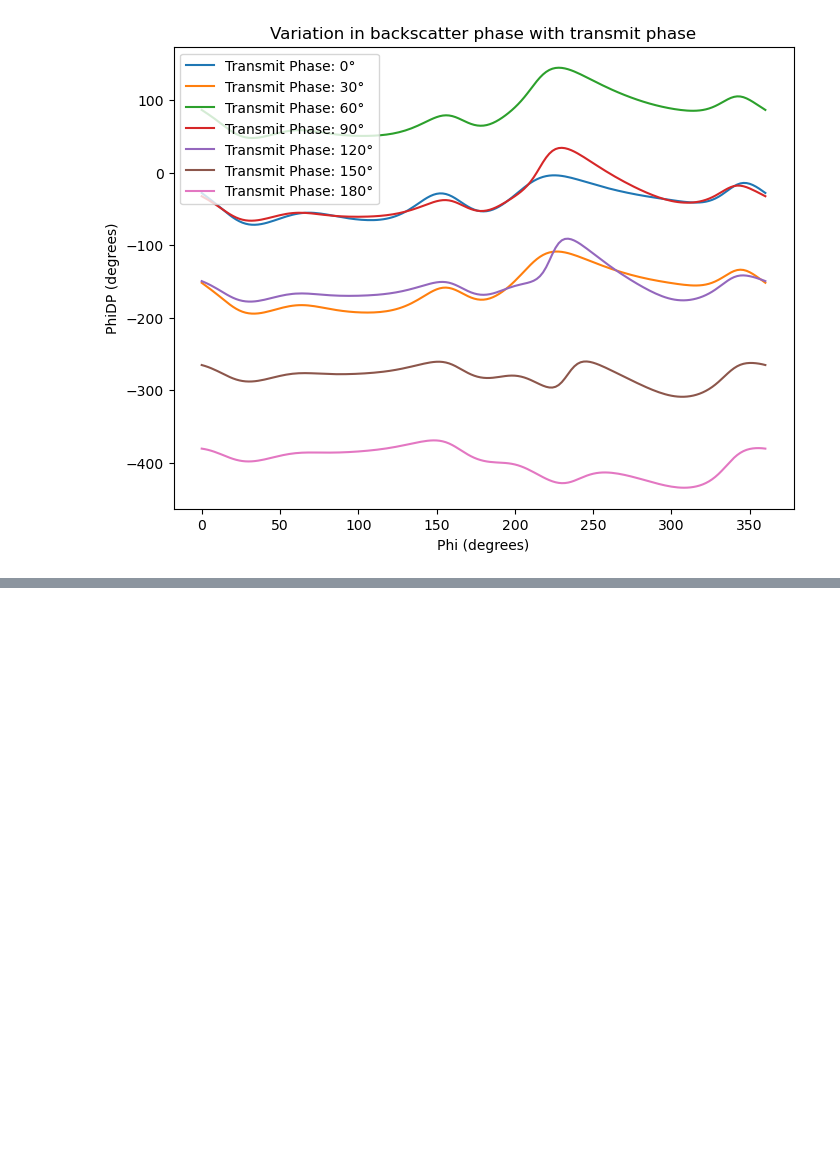
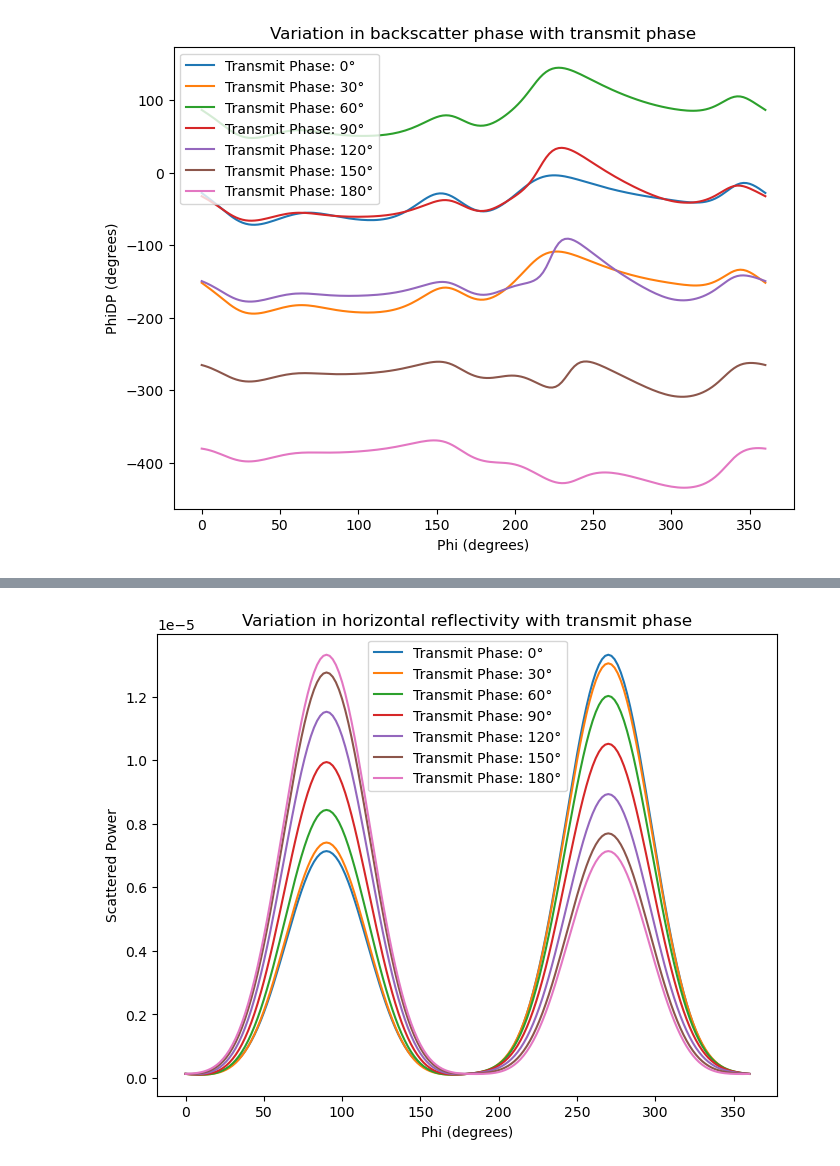
Before and after one commit to TommyMatthews/WIPL-python-analysis, a Jupyter notebook: End_of_Bernard_phase_one/transmit_phase.ipynb, the cells around one changed output, grey strips where cells are left out. Drawn from its saved outputs; the diff is of its cells as text; code cells hidden in the pictures; blank space fills up the shorter version.

```diff
--- a/End_of_Bernard_phase_one/transmit_phase.ipynb
+++ b/End_of_Bernard_phase_one/transmit_phase.ipynb
@@ -268,0 +279,45 @@ plot_transmit_phase_variation_ellipsoid('ZH', title='Variation in horizontal ref
+# %%
+tilted_ellipsoid_results_dict = {x : None for x in pol_list}
+
+for pol in pol_list:
+
+    path = BASE_DRIVE_PATH + ELLIPSOID_PATH + f'parameterised/dict/pitch_slant_analysis/Ellipsoid_parameterised_{560}_{pol}_{scale}_p10_s0_dict.pkl'
+    conv = converter.from_pickle(path)
+    df = conv.generate_output_df()
+
+    output_path = BASE_DRIVE_PATH + ELLIPSOID_PATH + f'parameterised/csv/pitch_slant_analysis/Ellipsoid_parameterised_{560}_{pol}_{scale}_p10_s0_df.csv'
+    df.to_csv(output_path)
+    tilted_ellipsoid_results_dict[pol] = df
+# %%
+tilted_ellipsoid_obj_dict =  {x : None for x in phi_T_list}
+
+for deg, rad in phi_T_dict.items():
+    tilted_ellipsoid_obj_dict[deg] = ModDualPol(tilted_ellipsoid_results_dict['H'], tilted_ellipsoid_results_dict['V'], read_from_df=True,transmit_phase_diff=rad)
+
+tilted_ellipsoid_transmit_phase_dict = {x : {y : None for y in vars_list} for x in phi_T_list}
+
+for phi_T_deg in phi_T_list:
+    tilted_ellipsoid_obj_dict[phi_T_deg]._calculate_differential_reflectivity()
+    tilted_ellipsoid_obj_dict[phi_T_deg]._calculate_differential_phase(de_alias=True)
+    tilted_ellipsoid_obj_dict[phi_T_deg]._calculate_backscatter_phase()
+
+    tilted_ellipsoid_transmit_phase_dict[phi_T_deg]['ZH'] = np.abs(tilted_ellipsoid_obj_dict[phi_T_deg].resultant_phi_field)**2
+    tilted_ellipsoid_transmit_phase_dict[phi_T_deg]['ZV'] = np.abs(tilted_ellipsoid_obj_dict[phi_T_deg].resultant_theta_field)**2
+    tilted_ellipsoid_transmit_phase_dict[phi_T_deg]['ZDR'] = tilted_ellipsoid_obj_dict[phi_T_deg].differential_reflectivity
+    tilted_ellipsoid_transmit_phase_dict[phi_T_deg]['PhiDP'] = tilted_ellipsoid_obj_dict[phi_T_deg].differential_phase
+    tilted_ellipsoid_transmit_phase_dict[phi_T_deg]['Backscatter Phase'] = tilted_ellipsoid_obj_dict[phi_T_deg].backscatter_phase
+# %%
+def plot_transmit_phase_variation_tilted_ellipsoid(variable, title=None, ylabel=None):
+    plt.figure(figsize=(8, 6))
+    for phi_T_deg in phi_T_list:
+        plt.plot(H_B['phi'], tilted_ellipsoid_transmit_phase_dict[phi_T_deg][variable], label=f"Transmit Phase: {phi_T_deg}°")
+    plt.xlabel('Phi (degrees)')
+    plt.ylabel(ylabel)
+    if title:
+        plt.title(title)
+    plt.legend()
+    plt.show()
+# %%
+plot_transmit_phase_variation_tilted_ellipsoid('ZH', title='Variation in horizontal reflectivity with transmit phase', ylabel='Scattered Power')
+# %% [output]
+[figure, added]
```
Also changed, not shown: parts of 6 cells of this notebook, 20 other files.
